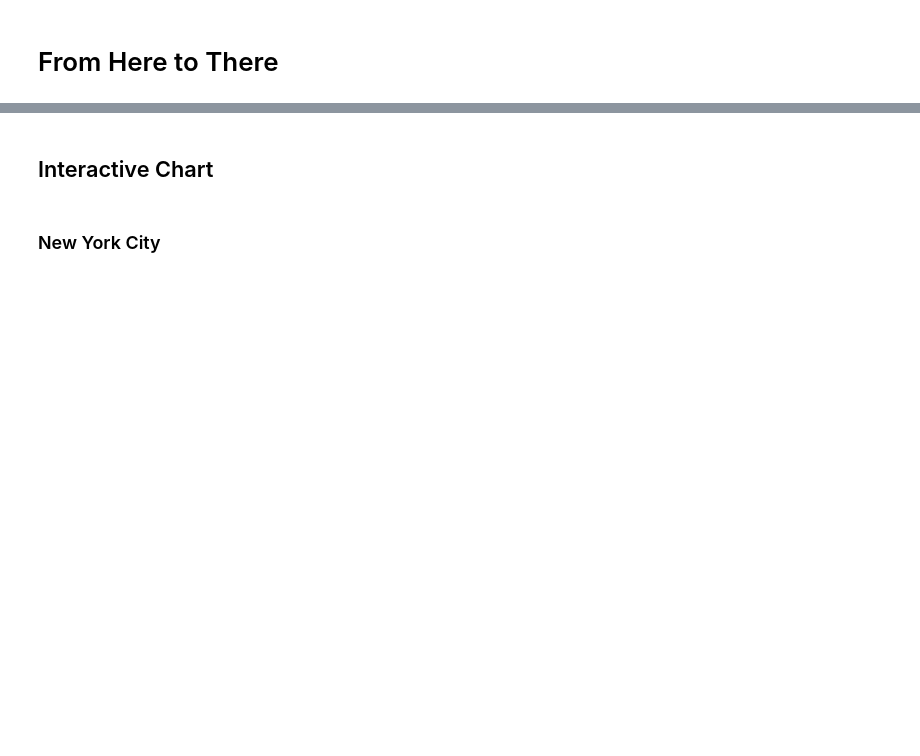
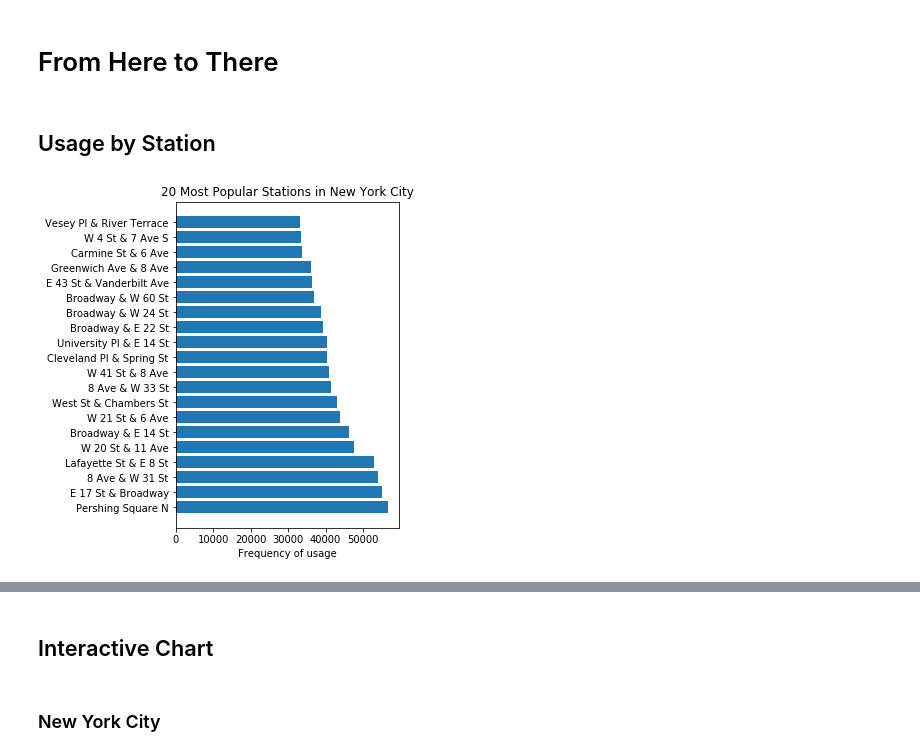
Before and after one commit to swopnilnep/DataVisualization, a Jupyter notebook: notebooks/p4.ipynb, the cells around one changed output, grey strips where cells are left out. Cells and saved outputs as stored; diff of their text form; code cells hidden in the pictures; blank space fills up the shorter version.

```diff
--- a/notebooks/p4.ipynb
+++ b/notebooks/p4.ipynb
@@ -18,3 +18,18 @@ main_data = pd.read_csv("/data/bikeshare/data/unified/merged.csv")
 nyc = {'name':'New York City', 'data':nyc_data, 'ref':'nyc'}
 boston = {'name':'Boston', 'data':boston_data, 'ref':'bos'}
 main = {'name':'All Data', 'data':main_data, 'ref':'all'}
+# %% [markdown]
+## Usage by Station
+# %%
+location = nyc
+data = location['data']
+counts = data.start_station.value_counts().head(20)
+plt.barh(counts.index, counts)
+plt.xlabel('Frequency of usage')
+fig = plt.gcf()
+fig.set_size_inches(4,6)
+plt.title('20 Most Popular Stations in '+location['name'])
+plt.savefig('../images/3/20_popular_'+location['ref']+'.png')
+plt.show()
+# %% [output]
+[figure, added]
```
Also changed, not shown: parts of 1 cell of this notebook, 36 other files.
